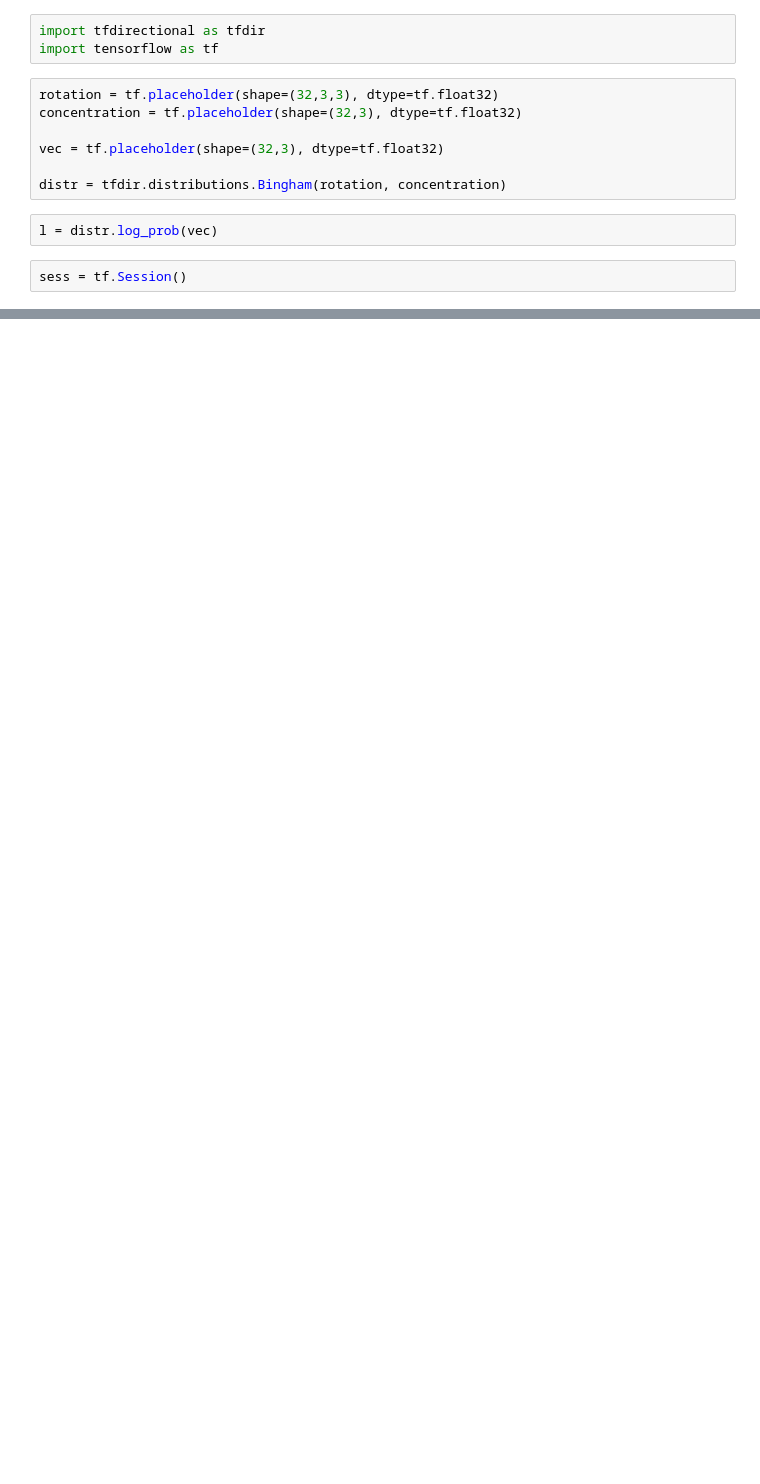
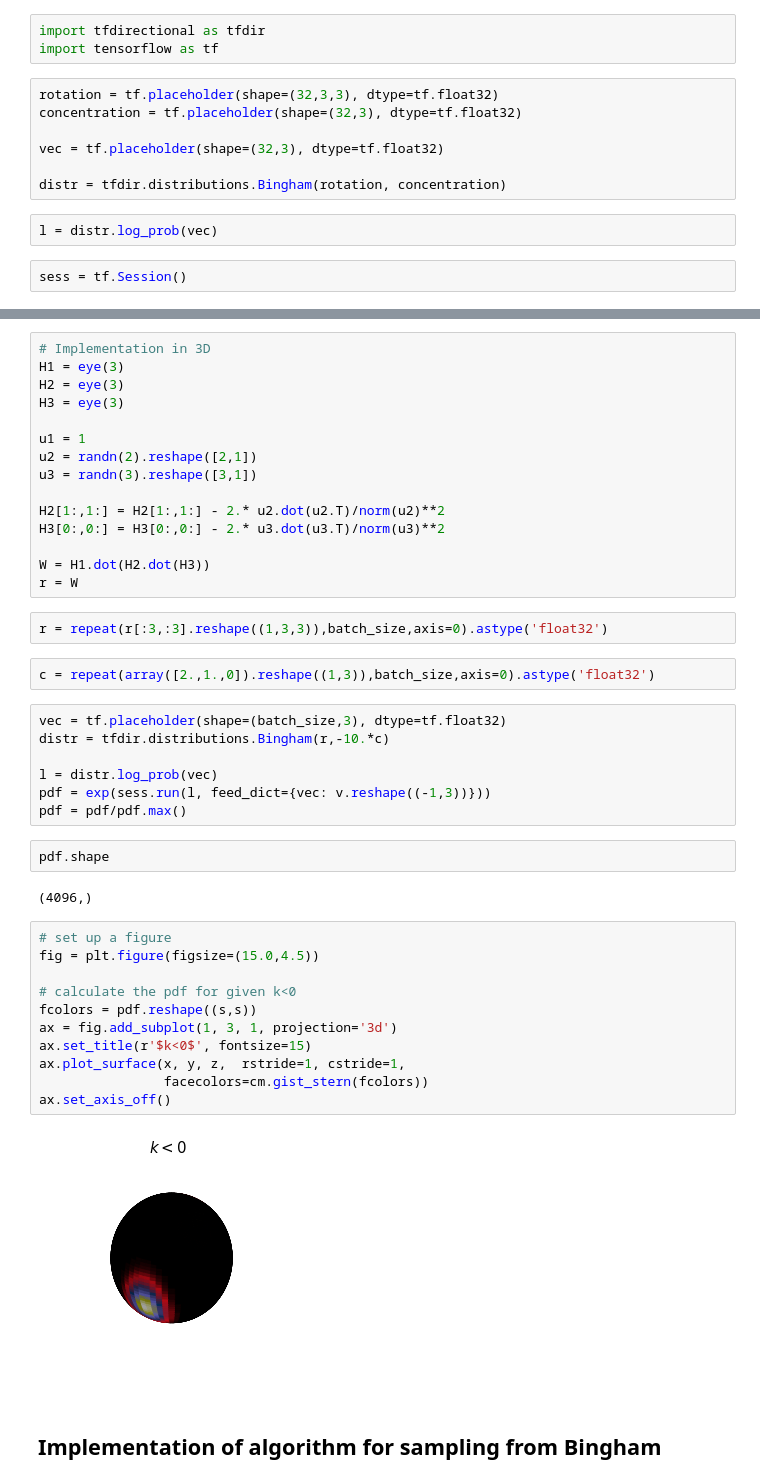
Before and after one commit to EiffL/tfdirectional, a Jupyter notebook: demo.ipynb, the cells around one changed output, grey strips where cells are left out. Cells and saved outputs as stored; diff of their text form; blank space fills up the shorter version.

Commit message:
Adds example for sampling

```diff
--- a/demo.ipynb
+++ b/demo.ipynb
@@ -70,0 +169,45 @@ ax.set_axis_off()
+# %%
+# Implementation in 3D
+H1 = eye(3)
+H2 = eye(3)
+H3 = eye(3)
+
+u1 = 1
+u2 = randn(2).reshape([2,1])
+u3 = randn(3).reshape([3,1])
+
+H2[1:,1:] = H2[1:,1:] - 2.* u2.dot(u2.T)/norm(u2)**2
+H3[0:,0:] = H3[0:,0:] - 2.* u3.dot(u3.T)/norm(u3)**2
+
+W = H1.dot(H2.dot(H3))
+r = W
+# %%
+r = repeat(r[:3,:3].reshape((1,3,3)),batch_size,axis=0).astype('float32')
+# %%
+c = repeat(array([2.,1.,0]).reshape((1,3)),batch_size,axis=0).astype('float32')
+# %%
+vec = tf.placeholder(shape=(batch_size,3), dtype=tf.float32)
+distr = tfdir.distributions.Bingham(r,-10.*c)
+
+l = distr.log_prob(vec)
+pdf = exp(sess.run(l, feed_dict={vec: v.reshape((-1,3))}))
+pdf = pdf/pdf.max()
+# %%
+pdf.shape
+# %% [output]
+(4096,)
+# %%
+# set up a figure
+fig = plt.figure(figsize=(15.0,4.5))
+
+# calculate the pdf for given k<0
+fcolors = pdf.reshape((s,s))
+ax = fig.add_subplot(1, 3, 1, projection='3d')
+ax.set_title(r'$k<0$', fontsize=15)
+ax.plot_surface(x, y, z,  rstride=1, cstride=1,
+                facecolors=cm.gist_stern(fcolors))
+ax.set_axis_off()
+# %% [output]
+[figure, added]
+# %% [markdown]
+## Implementation of algorithm for sampling from Bingham
```
Also changed, not shown: parts of 11 cells of this notebook.
